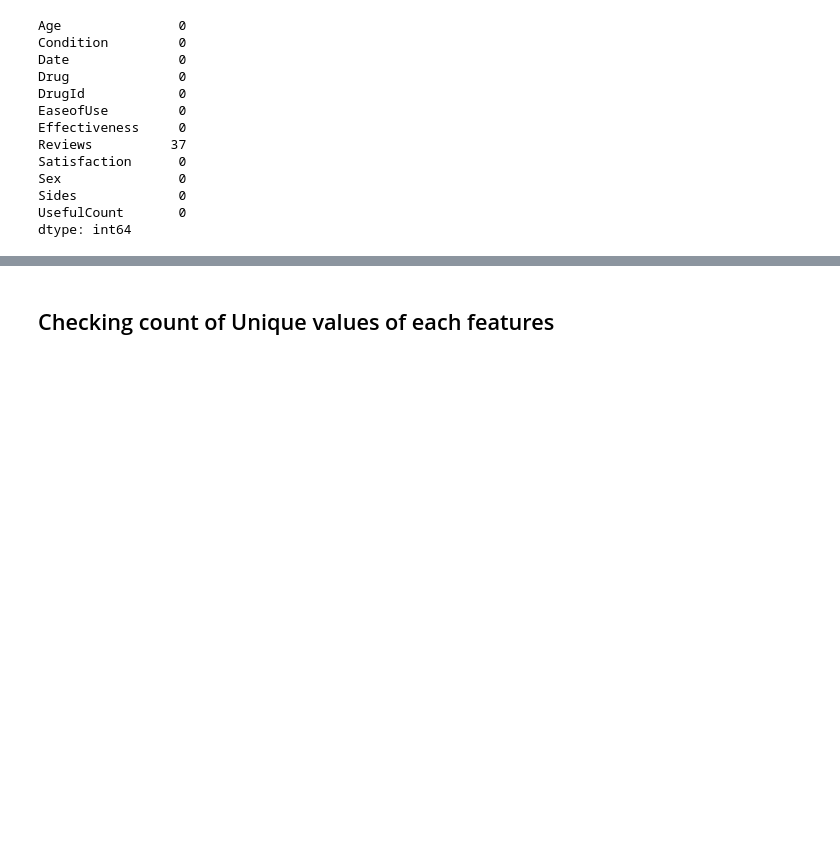
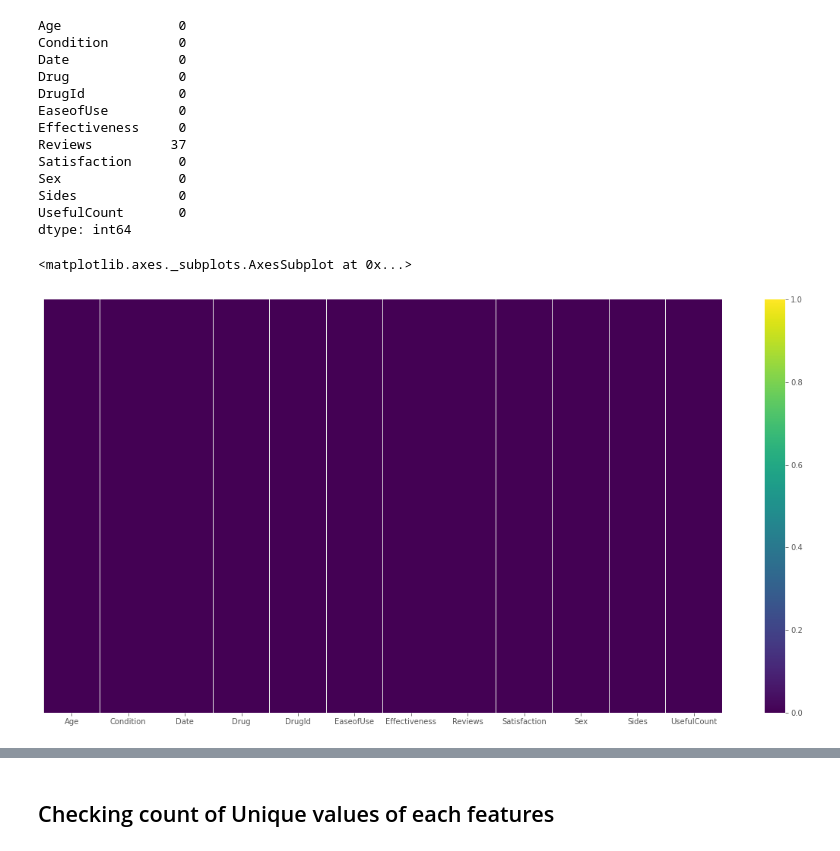
Before and after one commit to Madhurika1292/Medicines-and-Common-Treatment-Recommendation-System, a Jupyter notebook: Webmd_Data_Exploration.ipynb, the cells around one changed output, grey strips where cells are left out. Cells and saved outputs as stored; diff of their text form; code cells hidden in the pictures; blank space fills up the shorter version.

```diff
--- a/Webmd_Data_Exploration.ipynb
+++ b/Webmd_Data_Exploration.ipynb
@@ -119,3 +115,9 @@ Sex               0
 Sides             0
 UsefulCount       0
 dtype: int64
+# %%
+fig, ax = plt.subplots(figsize=(20,10))         # Sample figsize in inches
+sns.heatmap(webmd_df.isnull(),yticklabels=False,cbar=True,cmap='viridis', ax=ax)
+# %% [output]
+<matplotlib.axes._subplots.AxesSubplot at 0x...>
+[figure, added]
```
Also changed, not shown: parts of 14 cells of this notebook.
